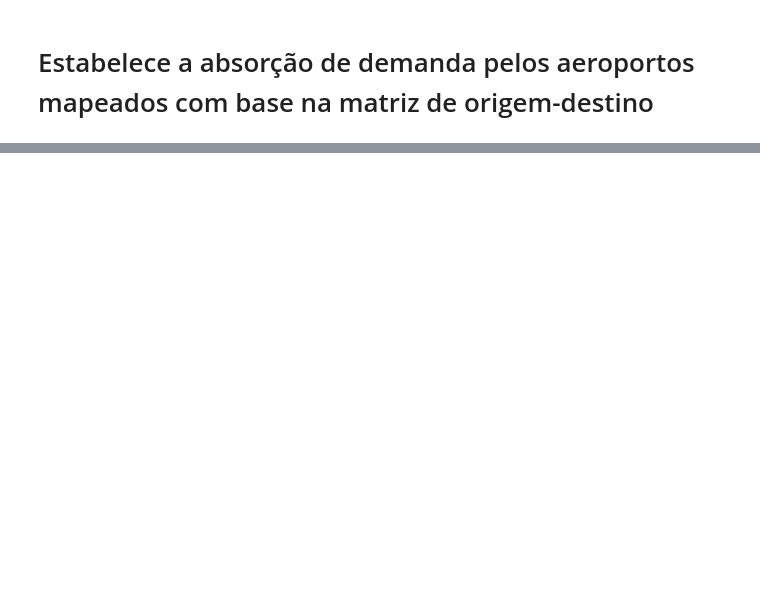
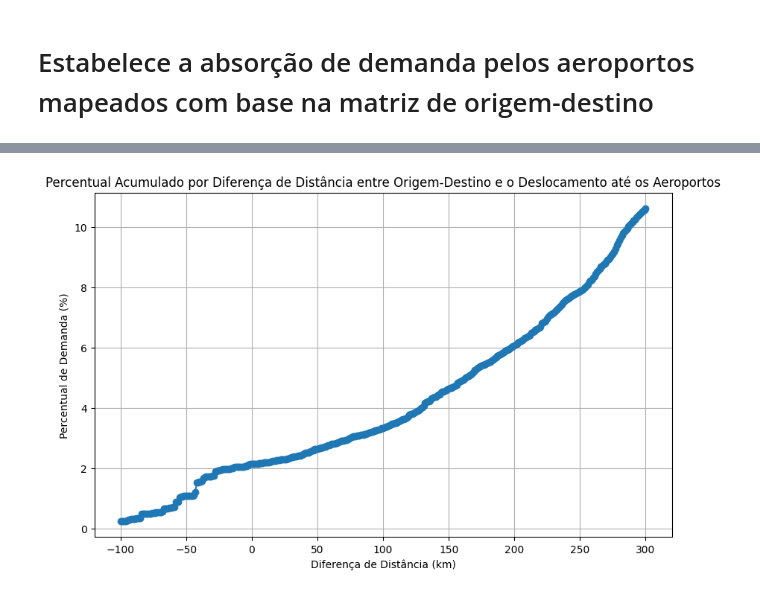
Before and after one commit to EC-Projetos/PIA01_EVTEAPIAR, a Jupyter notebook: absorcao_demanda/absorcao_demanda_piar.ipynb, the cells around one changed output, grey strips where cells are left out. Drawn from its saved outputs; the diff is of its cells as text; code cells hidden in the pictures; blank space fills up the shorter version.

```diff
--- a/absorcao_demanda/absorcao_demanda_piar.ipynb
+++ b/absorcao_demanda/absorcao_demanda_piar.ipynb
@@ -6,5 +7,9 @@ import pandas as pd
 matriz_od_completa = pd.read_csv('data/csv/matriz_od_completa.csv', delimiter = ',')
 # %%
 cat_influencia = pd.read_excel('data/excel/xlsx/cat_influencia_geral.xlsx', engine='openpyxl')
+# %%
+id_aeroporto = pd.read_excel('data/excel/xlsx/id_aeroporto_v2.xlsx', engine='openpyxl')
 # %%
 cat_absorcao = pd.read_excel('data/excel/xlsx/cat_absorcao_nacional.xlsx', engine='openpyxl')
+# %%
+municipios_geo = gpd.read_file('data/shapefile/centroide/municipios_centroide.shp')
@@ -109,0 +306,9 @@ rota_b_cenario_2 = rotas['rota_b_cenario_2']
+# %%
+def filtrar_por_distancia(dataframe):
+    # Filtrando o DataFrame
+    dataframe_filtrado = dataframe[dataframe['distancia_mun_mun'] > 200]
+
+    return dataframe_filtrado
+
+# Exemplo de uso
+matriz_od_piar_revisado = filtrar_por_distancia(matriz_od_piar_revisado)
@@ -109,0 +393,41 @@ rota_b_cenario_2 = rotas['rota_b_cenario_2']
+# %%
+matriz_od_piar_revisado = matriz_od_piar_revisado.drop(
+    columns=['coord_aero_origem', 'coord_aero_destino', 'coord_mun_origem', 'coord_mun_destino']
+)
+# %%
+# Definição dos valores globais
+INICIO = -100
+FIM = 300
+PASSO = 1
+
+def gerar_grafico_percentual_demanda_diferenca(matriz_od):
+    # Definição da função para calcular o percentual
+    def calcular_percentual_demanda(matriz_od, limite_diferenca):
+        demanda_total = matriz_od['demanda_aerea_previsto'].sum()
+        demanda_filtrada = matriz_od[
+            (matriz_od['distancia_mun_mun'] - matriz_od['distancia_mun_aero_origem'] + matriz_od['distancia_mun_aero_destino']) <= limite_diferenca
+        ]['demanda_aerea_previsto'].sum()
+        percentual = (demanda_filtrada / demanda_total) * 100 if demanda_total > 0 else 0
+        return percentual
+
+    # Intervalos de limite de diferença
+    limites_diferenca = range(INICIO, FIM + 1, PASSO)
+
+    # Calculando percentuais para cada limite de diferença
+    percentuais_demanda = [calcular_percentual_demanda(matriz_od, limite) for limite in limites_diferenca]
+
+    # Plotando o gráfico
+    plt.figure(figsize=(10, 6))
+    plt.plot(limites_diferenca, percentuais_demanda, marker='o', linestyle='-')
+    plt.title('Percentual Acumulado por Diferença de Distância entre Origem-Destino e o Deslocamento até os Aeroportos')
+    plt.xlabel('Diferença de Distância (km)')
+    plt.ylabel('Percentual de Demanda (%)')
+    plt.grid()
+
+    # Exibir o gráfico
+    plt.show()
+
+# Chamada da função
+gerar_grafico_percentual_demanda_diferenca(matriz_od_piar_revisado)
+# %% [output]
+[figure, added]
```
Also changed, not shown: parts of 18 cells of this notebook, 7 other files.
